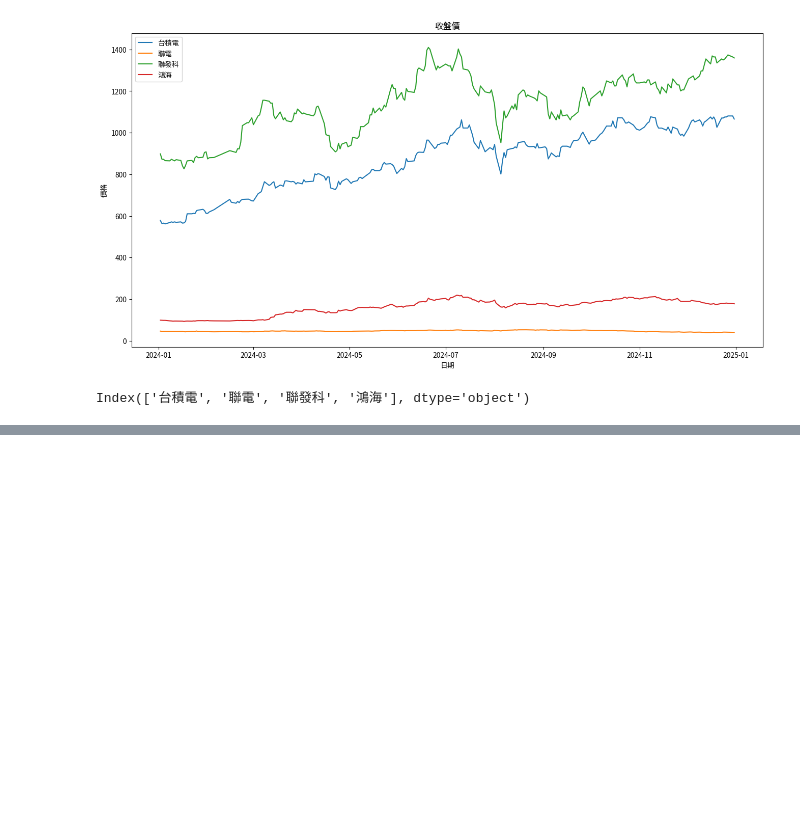
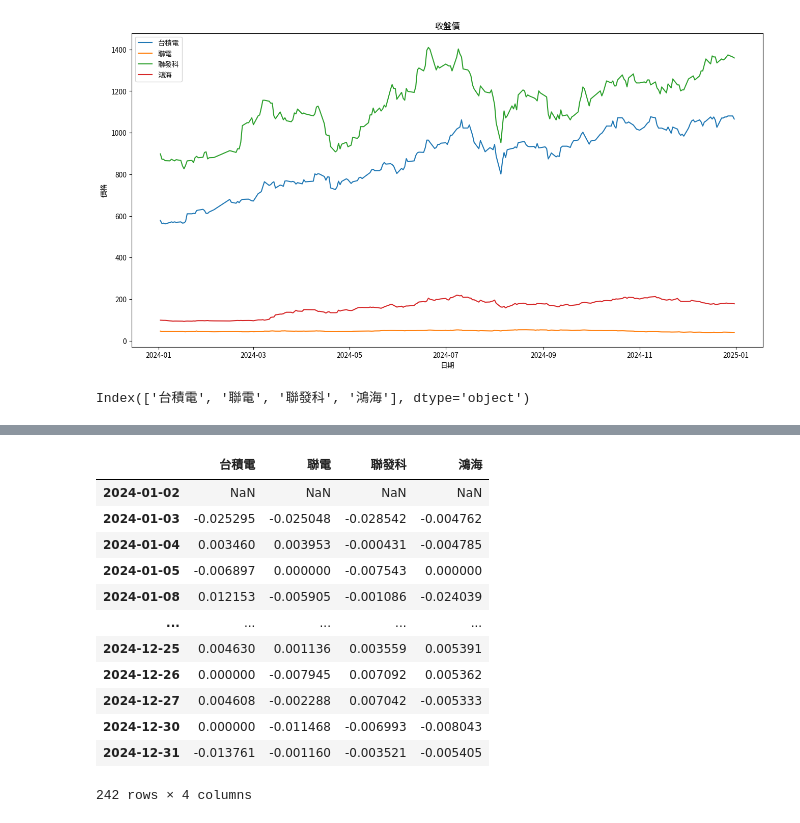
Before and after one commit to roberthsu2003/__2025_06_25_aiAnalysis_1_3__, a Jupyter notebook: lesson18/lesson18_2.ipynb, the cells around one changed output, grey strips where cells are left out. Drawn from its saved outputs; the diff is of its cells as text; code cells hidden in the pictures; blank space fills up the shorter version.

```diff
--- a/lesson18/lesson18_2.ipynb
+++ b/lesson18/lesson18_2.ipynb
@@ -183,0 +205,19 @@ Index(['台積電', '聯電', '聯發科', '鴻海'], dtype='object')
+# %%
+#close_prices_df,要顯示每日的漲幅比例,例如漲3%,跌-3%
+#pct_change()
+daily_return_pct = close_prices_df.pct_change() * 100
+daily_return_pct
+# %% [output]
+|  | 台積電 | 聯電 | 聯發科 | 鴻海 |
+| 2024-01-02 | NaN | NaN | NaN | NaN |
+| 2024-01-03 | -0.025295 | -0.025048 | -0.028542 | -0.004762 |
+| 2024-01-04 | 0.003460 | 0.003953 | -0.000431 | -0.004785 |
+| 2024-01-05 | -0.006897 | 0.000000 | -0.007543 | 0.000000 |
+| 2024-01-08 | 0.012153 | -0.005905 | -0.001086 | -0.024039 |
+| ... | ... | ... | ... | ... |
+| 2024-12-25 | 0.004630 | 0.001136 | 0.003559 | 0.005391 |
+| 2024-12-26 | 0.000000 | -0.007945 | 0.007092 | 0.005362 |
+| 2024-12-27 | 0.004608 | -0.002288 | 0.007042 | -0.005333 |
+| 2024-12-30 | 0.000000 | -0.011468 | -0.006993 | -0.008043 |
+| 2024-12-31 | -0.013761 | -0.001160 | -0.003521 | -0.005405 |
+242 rows × 4 columns
```
Also changed, not shown: parts of 2 cells of this notebook.
